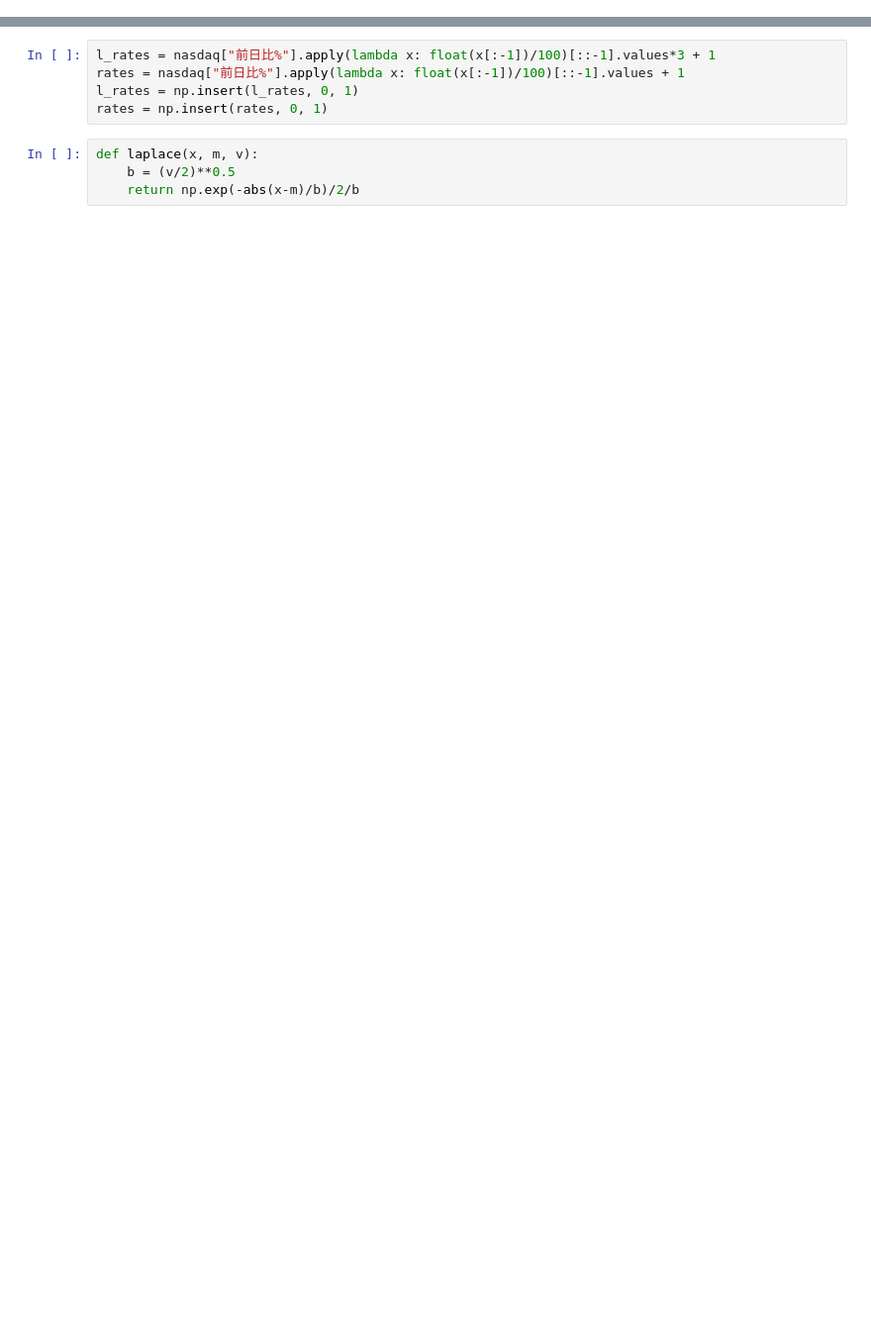
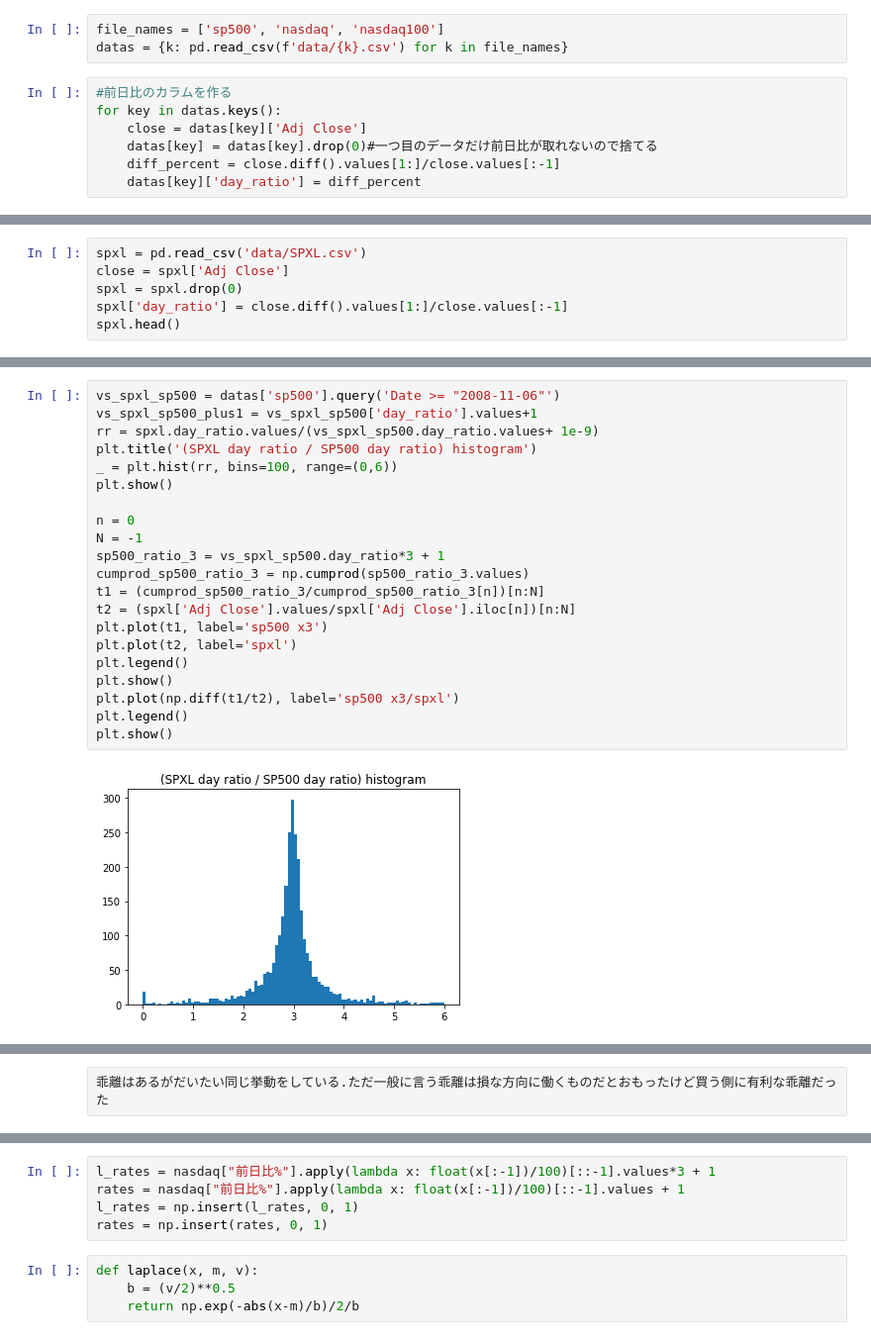
Before and after one commit to IntenF/leveraged_etf, a Jupyter notebook: レバレッジETFの特性調べ.ipynb, the cells around one changed output, grey strips where cells are left out. Shown at 99% size. Saved outputs shown, nothing was run; the diff lists cells and outputs as text; blank space fills up the shorter version.

```diff
--- a/レバレッジETFの特性調べ.ipynb
+++ b/レバレッジETFの特性調べ.ipynb
@@ -4,0 +16,10 @@ import pandas as pd
+# %%
+file_names = ['sp500', 'nasdaq', 'nasdaq100']
+datas = {k: pd.read_csv(f'data/{k}.csv') for k in file_names}
+# %%
+#前日比のカラムを作る
+for key in datas.keys():
+    close = datas[key]['Adj Close']
+    datas[key] = datas[key].drop(0)#一つ目のデータだけ前日比が取れないので捨てる
+    diff_percent = close.diff().values[1:]/close.values[:-1]
+    datas[key]['day_ratio'] = diff_percent
@@ -4,0 +28,6 @@ import pandas as pd
+# %%
+spxl = pd.read_csv('data/SPXL.csv')
+close = spxl['Adj Close']
+spxl = spxl.drop(0)
+spxl['day_ratio'] = close.diff().values[1:]/close.values[:-1]
+spxl.head()
@@ -4,0 +41,23 @@ import pandas as pd
+# %%
+vs_spxl_sp500 = datas['sp500'].query('Date >= "2008-11-06"')
+vs_spxl_sp500_plus1 = vs_spxl_sp500['day_ratio'].values+1
+rr = spxl.day_ratio.values/(vs_spxl_sp500.day_ratio.values+ 1e-9)
+plt.title('(SPXL day ratio / SP500 day ratio) histogram')
+_ = plt.hist(rr, bins=100, range=(0,6))
+plt.show()
+
+n = 0
+N = -1
+sp500_ratio_3 = vs_spxl_sp500.day_ratio*3 + 1
+cumprod_sp500_ratio_3 = np.cumprod(sp500_ratio_3.values)
+t1 = (cumprod_sp500_ratio_3/cumprod_sp500_ratio_3[n])[n:N]
+t2 = (spxl['Adj Close'].values/spxl['Adj Close'].iloc[n])[n:N]
+plt.plot(t1, label='sp500 x3')
+plt.plot(t2, label='spxl')
+plt.legend()
+plt.show()
+plt.plot(np.diff(t1/t2), label='sp500 x3/spxl')
+plt.legend()
+plt.show()
+# %% [output]
+[figure, added]
@@ -5,2 +66,4 @@ import pandas as pd
+# %% [raw]
+乖離はあるがだいたい同じ挙動をしている.ただ一般に言う乖離は損な方向に働くものだとおもったけど買う側に有利な乖離だった
 # %%
 nasdaq = pd.read_csv("ナスダック100 過去データ.csv")#.loc[:4000]
```
Also changed, not shown: parts of 26 cells of this notebook, 1 other file.
